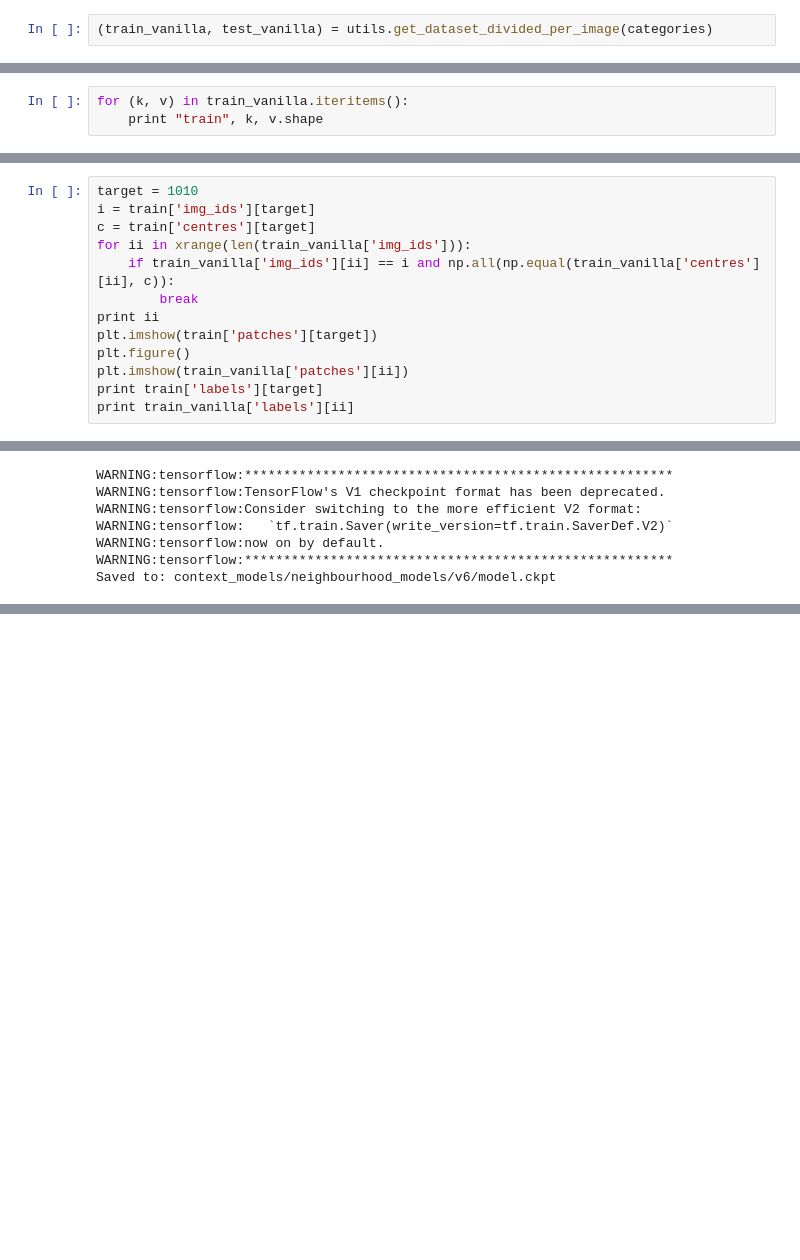
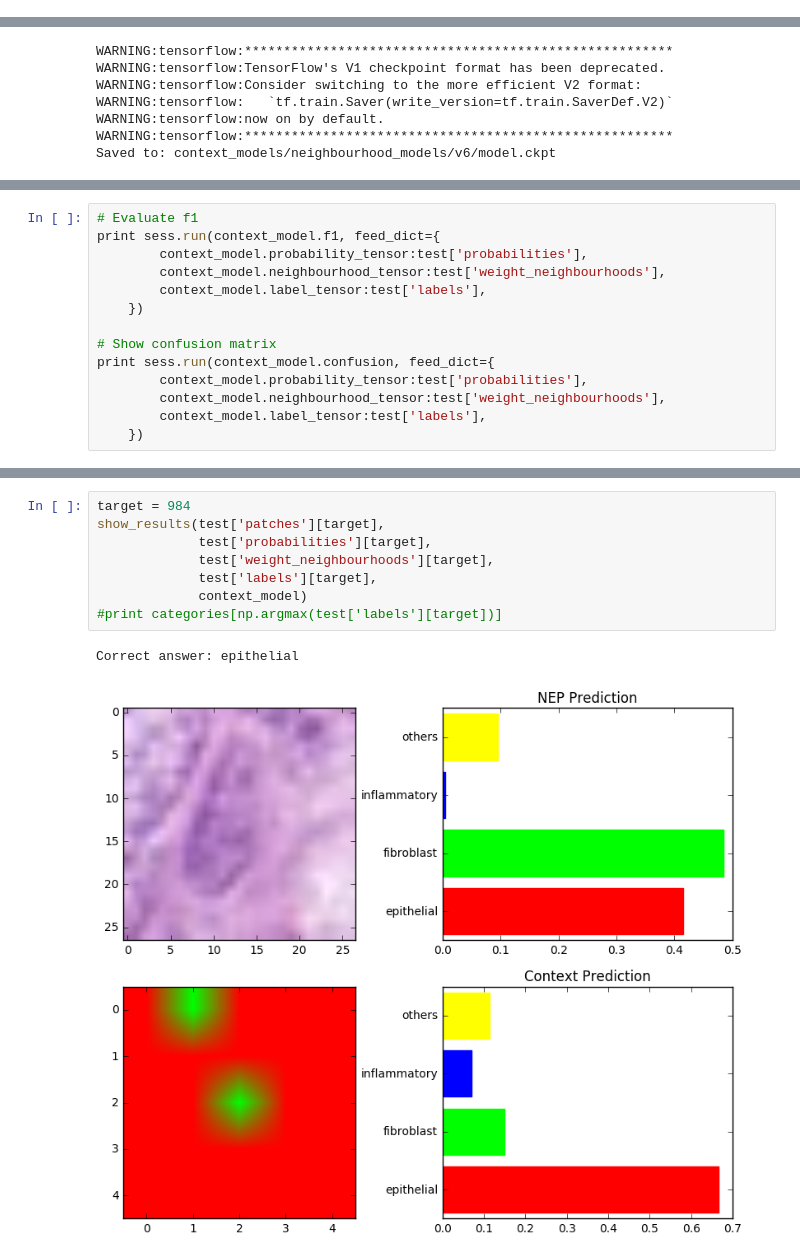
Before and after one commit to ord-nas/csc420-project, a Jupyter notebook: Context CNN.ipynb, the cells around one changed output, grey strips where cells are left out. Drawn from its saved outputs; the diff is of its cells as text; blank space fills up the shorter version.

```diff
--- a/Context CNN.ipynb
+++ b/Context CNN.ipynb
@@ -176,2 +160,0 @@ Dropped 523 patches because too close to image border
-# %%
-(train_vanilla, test_vanilla) = utils.get_dataset_divided_per_image(categories)
@@ -183,3 +160,0 @@ reload(utils)
-# %%
-for (k, v) in train_vanilla.iteritems():
-    print "train", k, v.shape
@@ -191,13 +160,0 @@ train centres (15769, 2)
-# %%
-target = 1010
-i = train['img_ids'][target]
-c = train['centres'][target]
-for ii in xrange(len(train_vanilla['img_ids'])):
-    if train_vanilla['img_ids'][ii] == i and np.all(np.equal(train_vanilla['centres'][ii], c)):
-        break
-print ii
-plt.imshow(train['patches'][target])
-plt.figure()
-plt.imshow(train_vanilla['patches'][ii])
-print train['labels'][target]
-print train_vanilla['labels'][ii]
@@ -399,0 +340,14 @@ Saved to: context_models/neighbourhood_models/v6/model.ckpt
+# %%
+# Evaluate f1
+print sess.run(context_model.f1, feed_dict={
+        context_model.probability_tensor:test['probabilities'],
+        context_model.neighbourhood_tensor:test['weight_neighbourhoods'],
+        context_model.label_tensor:test['labels'],
+    })
+
+# Show confusion matrix
+print sess.run(context_model.confusion, feed_dict={
+        context_model.probability_tensor:test['probabilities'],
+        context_model.neighbourhood_tensor:test['weight_neighbourhoods'],
+        context_model.label_tensor:test['labels'],
+    })
@@ -399,0 +437,11 @@ Saved to: context_models/neighbourhood_models/v6/model.ckpt
+# %%
+target = 984
+show_results(test['patches'][target],
+             test['probabilities'][target],
+             test['weight_neighbourhoods'][target],
+             test['labels'][target],
+             context_model)
+#print categories[np.argmax(test['labels'][target])]
+# %% [output]
+Correct answer: epithelial
+[figure, added]
```
Also changed, not shown: parts of 19 cells of this notebook, 7 other files.
